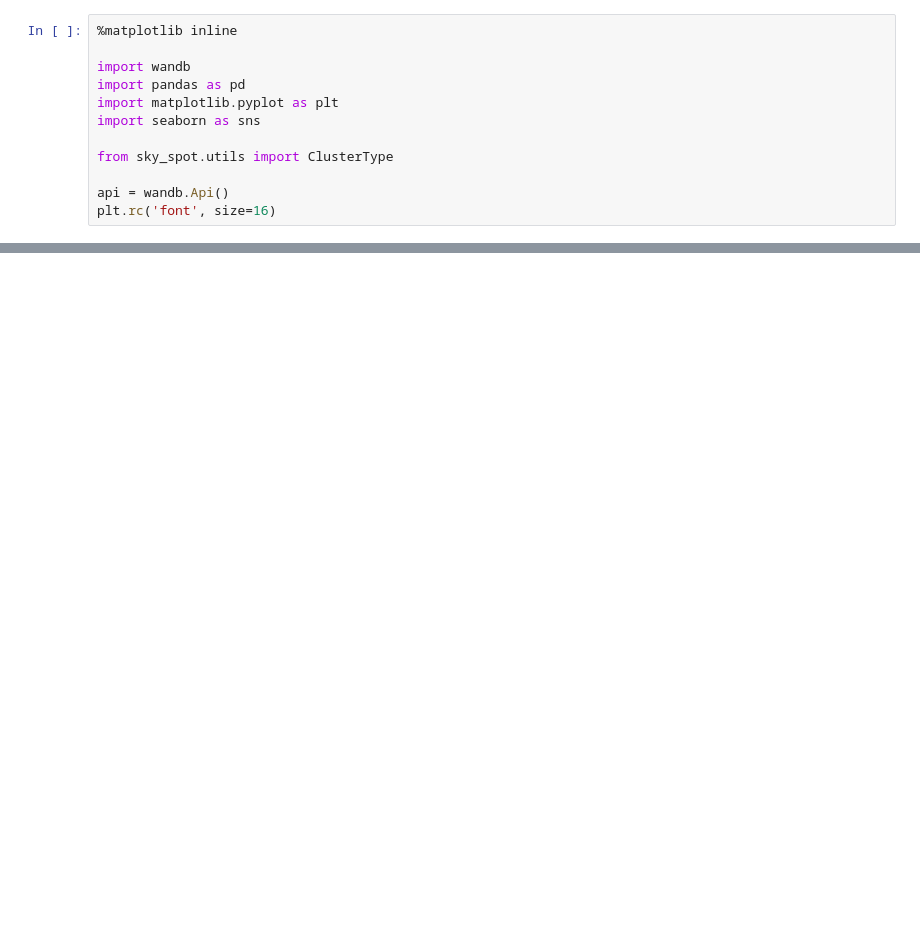
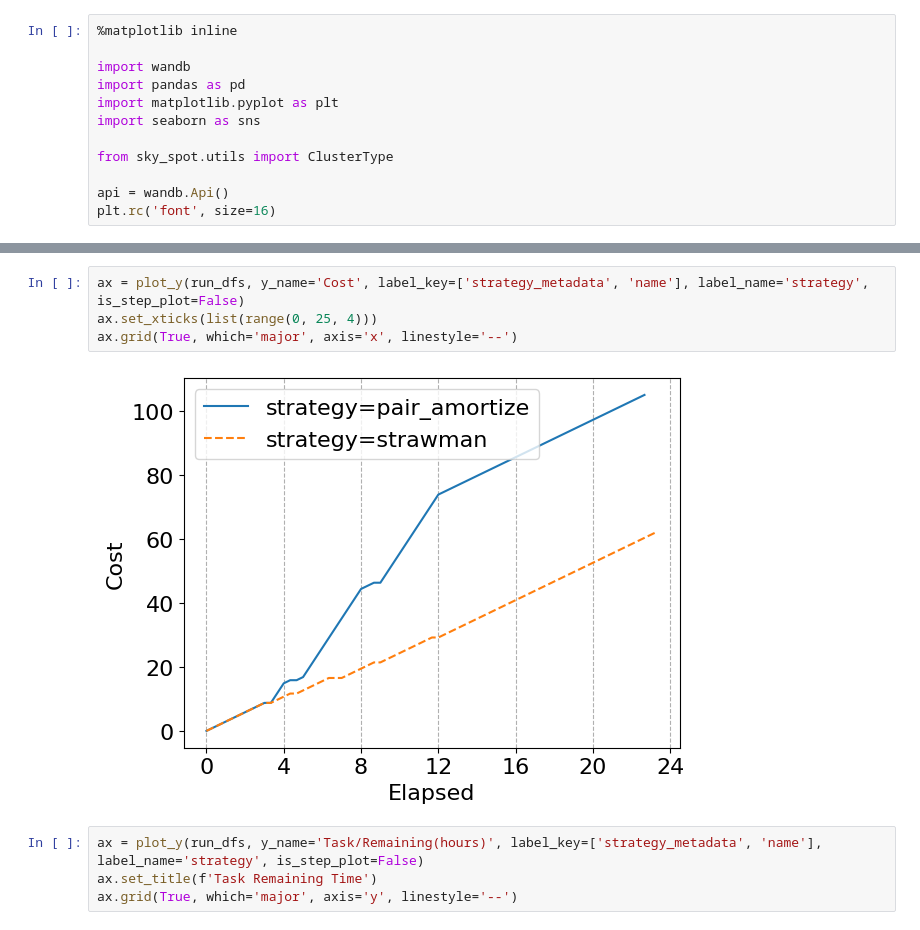
Before and after one commit to Michaelvll/skypilot-spot-strategy, a Jupyter notebook: scripts/plot.ipynb, the cells around one changed output, grey strips where cells are left out. Cells and saved outputs as stored; diff of their text form; blank space fills up the shorter version.

```diff
--- a/scripts/plot.ipynb
+++ b/scripts/plot.ipynb
@@ -95,0 +116,10 @@ ax.grid(True, which='major', axis='y', linestyle='--')
+# %%
+ax = plot_y(run_dfs, y_name='Cost', label_key=['strategy_metadata', 'name'], label_name='strategy', is_step_plot=False)
+ax.set_xticks(list(range(0, 25, 4)))
+ax.grid(True, which='major', axis='x', linestyle='--')
+# %% [output]
+[figure, added]
+# %%
+ax = plot_y(run_dfs, y_name='Task/Remaining(hours)', label_key=['strategy_metadata', 'name'], label_name='strategy', is_step_plot=False)
+ax.set_title(f'Task Remaining Time')
+ax.grid(True, which='major', axis='y', linestyle='--')
```
Also changed, not shown: parts of 11 cells of this notebook, 10 other files.
